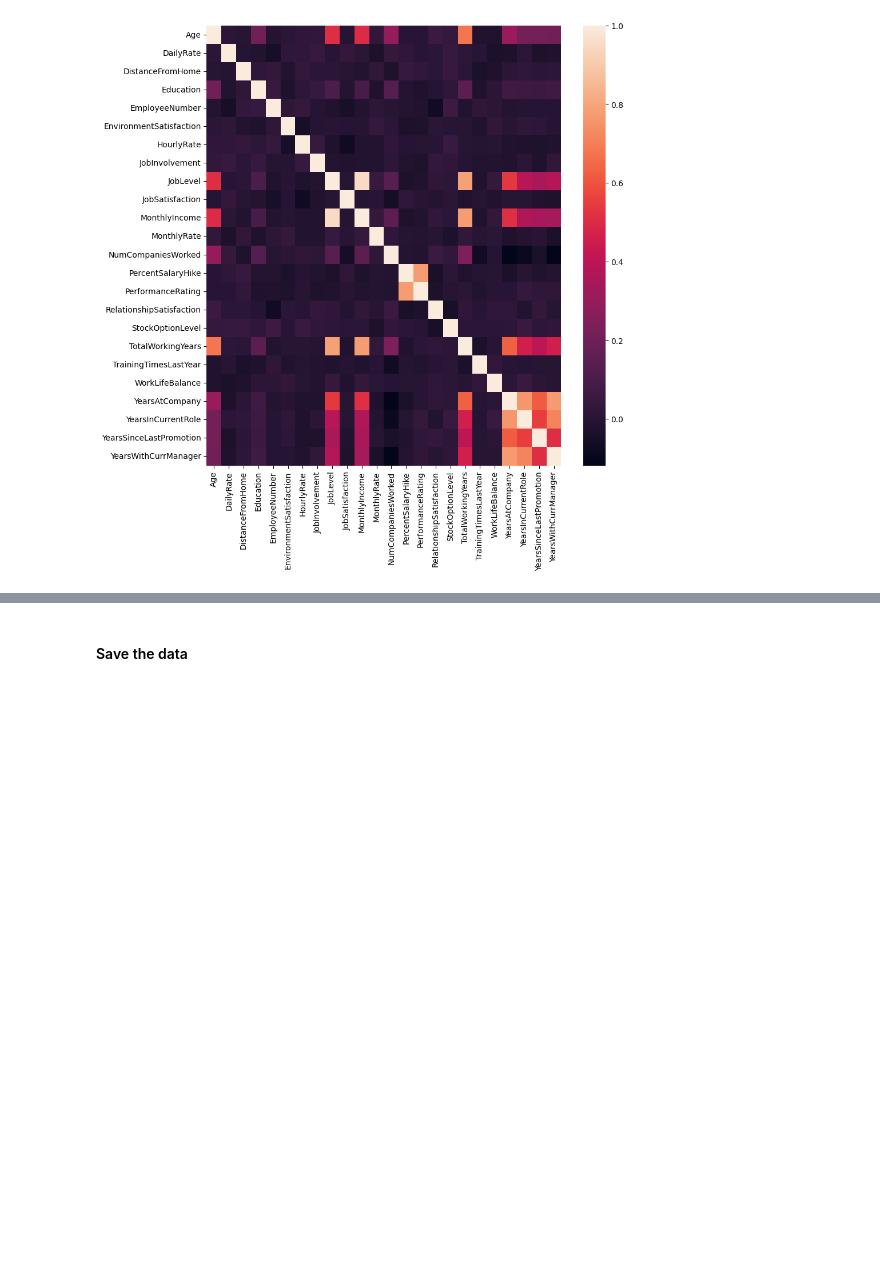
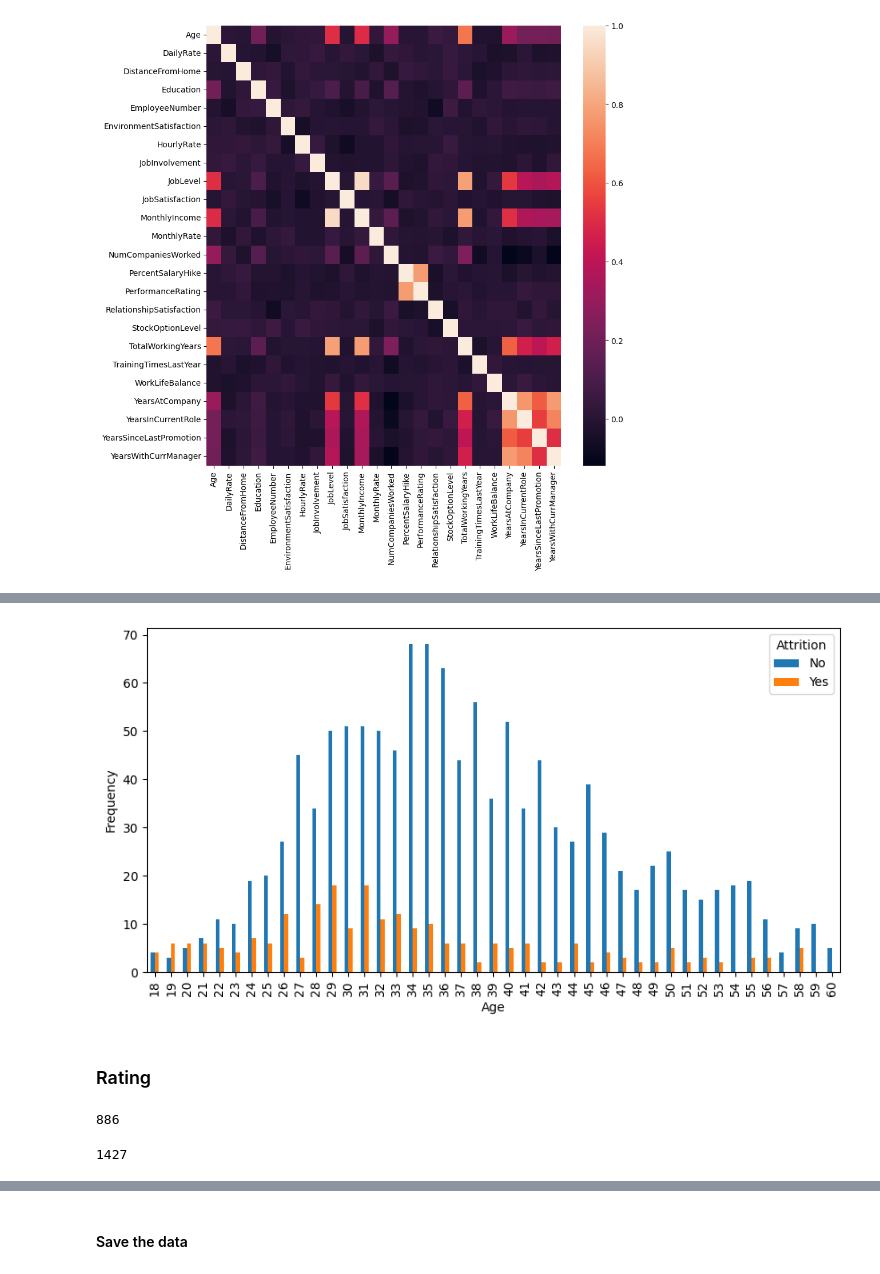
Before and after one commit to ldebele/Employee-Attrition-Prediction, a Jupyter notebook: notebooks/EDA.ipynb, the cells around one changed output, grey strips where cells are left out. Saved outputs shown, nothing was run; the diff lists cells and outputs as text; code cells hidden in the pictures; blank space fills up the shorter version.

```diff
--- a/notebooks/EDA.ipynb
+++ b/notebooks/EDA.ipynb
@@ -104,0 +123,19 @@ sns.heatmap(corr, annot=False, ax=ax);
+# %%
+fig, ax = plt.subplots(figsize=(10, 5))
+df.groupby(['Age', 'Attrition']).size().unstack().plot(kind='bar', ax=ax)
+plt.xlabel("Age")
+plt.ylabel("Frequency");
+# %% [output]
+[figure, added]
+# %% [markdown]
+### Rating
+# %%
+# get total unique values daily rating
+df['DailyRate'].nunique()
+# %% [output]
+886
+# %%
+# get total unique values montly rating
+df["MonthlyRate"].nunique()
+# %% [output]
+1427
```
Also changed, not shown: parts of 21 cells of this notebook, 3 other files.
